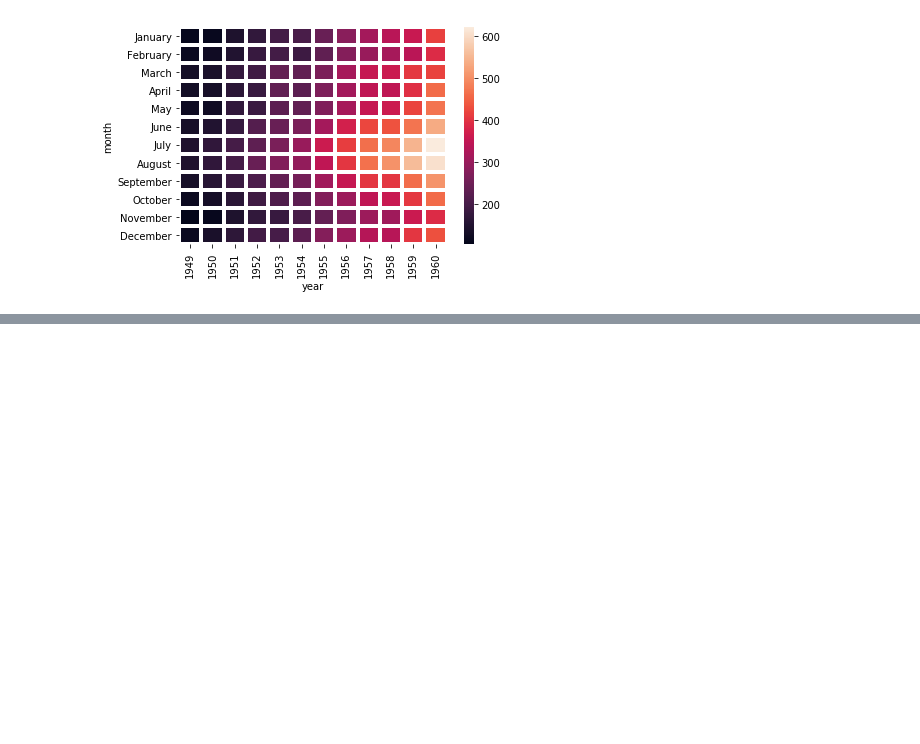
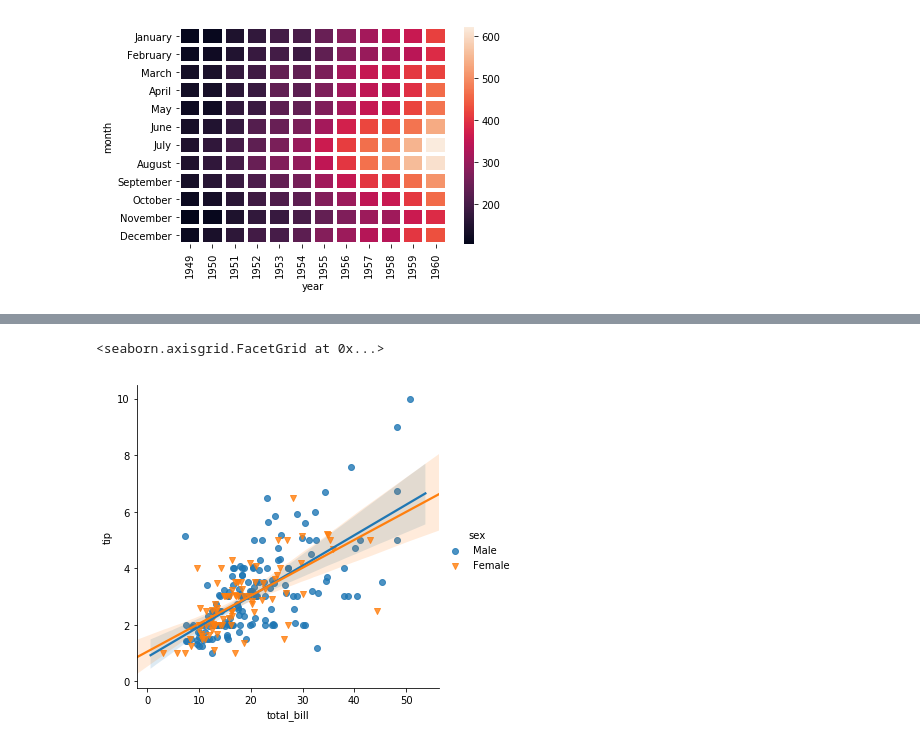
Before and after one commit to K3nny13/DataScience1, a Jupyter notebook: Seaborn-Prac.ipynb, the cells around one changed output, grey strips where cells are left out. Cells and saved outputs as stored; diff of their text form; code cells hidden in the pictures; blank space fills up the shorter version.

```diff
--- a/Seaborn-Prac.ipynb
+++ b/Seaborn-Prac.ipynb
@@ -84,0 +95,5 @@ sns.heatmap(fp,linewidth=3)
+# %%
+sns.lmplot(data=tips,x='total_bill',y='tip',hue='sex',markers=['o','v'])
+# %% [output]
+<seaborn.axisgrid.FacetGrid at 0x...>
+[figure, added]
```
Also changed, not shown: parts of 3 cells of this notebook, 2 other files.
